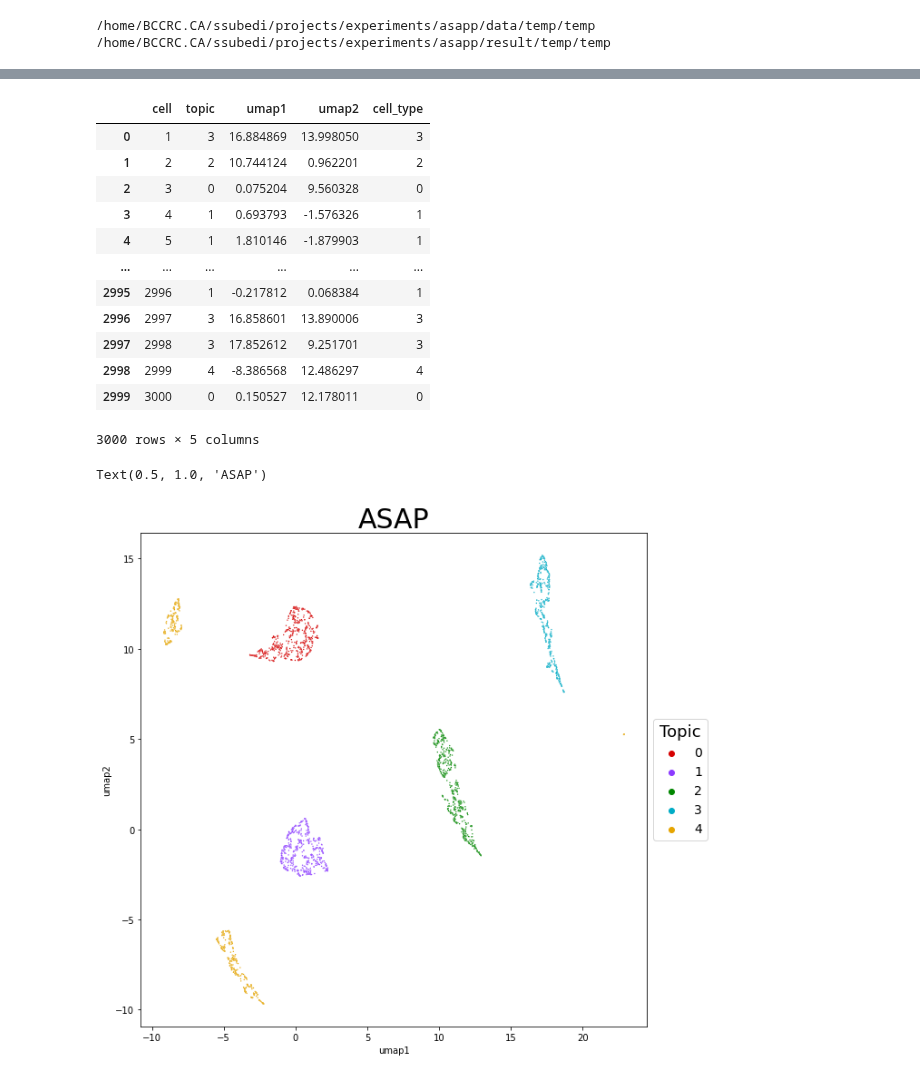
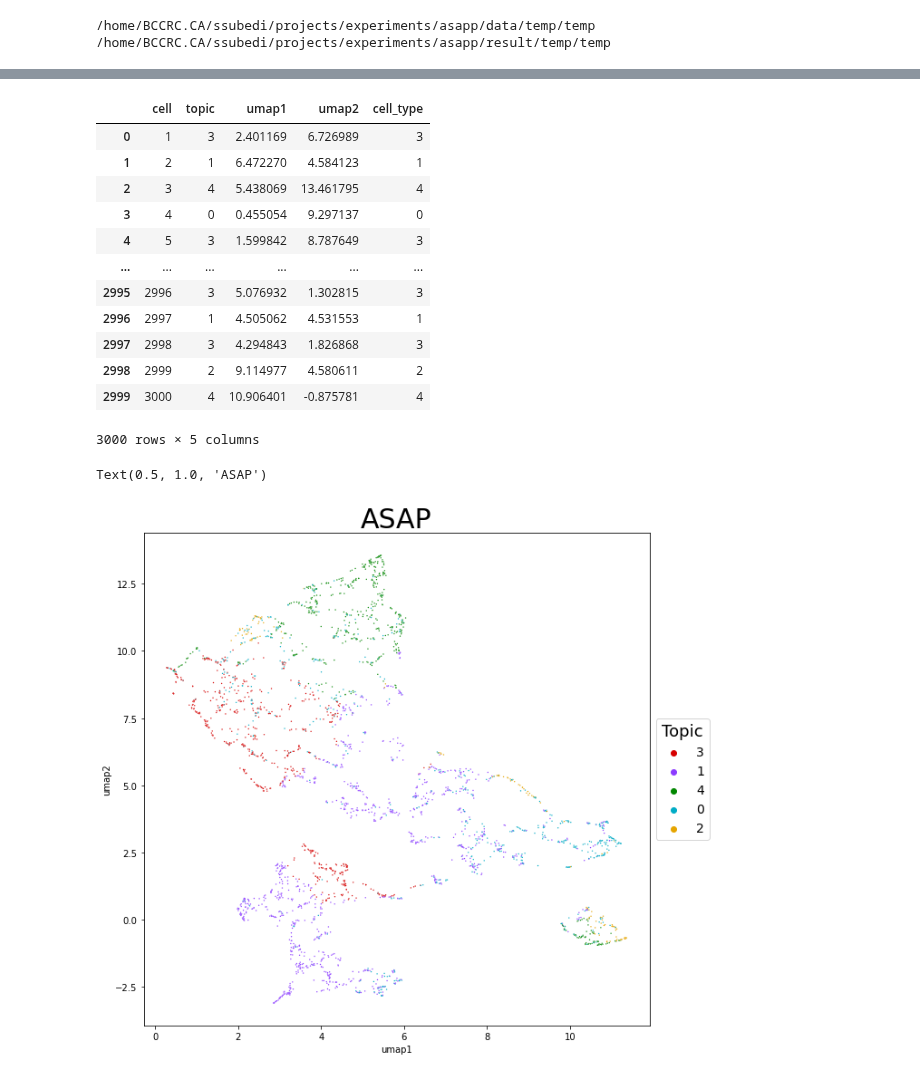
Before and after one commit to causalpathlab/asapp, a Jupyter notebook: examples/1_temp_data_asapc.ipynb, the cells around one changed output, grey strips where cells are left out. Cells and saved outputs as stored; diff of their text form; code cells hidden in the pictures.

```diff
--- a/examples/1_temp_data_asapc.ipynb
+++ b/examples/1_temp_data_asapc.ipynb
@@ -40,7 +40,3 @@ print(dl.outpath)
 # %% [output]
 /home/BCCRC.CA/ssubedi/projects/experiments/asapp/data/temp/temp
 /home/BCCRC.CA/ssubedi/projects/experiments/asapp/result/temp/temp
-# %%
-dl.load_data()
-asap = ASAPP(adata=dl,factorization='VB', max_iter=100)
-asap.get_pbulk()
@@ -56 +43,6 @@ nmf = nmfm.run()
+# %%
+df_beta = pd.read_csv(dl.outpath+'_beta.csv.gz').T
+df_theta = pd.read_csv(dl.outpath+'_theta.csv.gz')
+df_corr = pd.read_csv(dl.outpath+'_corr.csv.gz')
+df_llk = pd.read_csv(dl.outpath+'_llktrace.csv.gz')
 # %%
@@ -85,34 +75,32 @@ df_pl.columns = ['cell']
 # %%
 import umap
 
-
-df_theta = pd.DataFrame(reg.corr)
 df_umap= pd.DataFrame()
 df_umap['cell'] = dl.rows
 df_umap['topic'] = [x for x in df_theta.iloc[:,:].idxmax(axis=1)]
 
 df_pl['cell_type'] = df_umap['topic']
 
 umap_2d = umap.UMAP(n_components=2, init='random', random_state=0,min_dist=0.0,metric='cosine')
 proj_2d = umap_2d.fit(df_theta.iloc[:,1:])
 df_umap[['umap1','umap2']] = umap_2d.embedding_[:,[0,1]]
 df_umap
 df_umap = pd.merge(df_umap,df_pl[['cell','cell_type']],on='cell',how='left')
 df_umap = df_umap[~df_umap['cell_type'].isna()]
 df_umap
 # %% [output]
 |  | cell | topic | umap1 | umap2 | cell_type |
-| 0 | 1 | 3 | 16.884869 | 13.998050 | 3 |
-| 1 | 2 | 2 | 10.744124 | 0.962201 | 2 |
-| 2 | 3 | 0 | 0.075204 | 9.560328 | 0 |
-| 3 | 4 | 1 | 0.693793 | -1.576326 | 1 |
-| 4 | 5 | 1 | 1.810146 | -1.879903 | 1 |
+| 0 | 1 | 3 | 2.401169 | 6.726989 | 3 |
+| 1 | 2 | 1 | 6.472270 | 4.584123 | 1 |
+| 2 | 3 | 4 | 5.438069 | 13.461795 | 4 |
+| 3 | 4 | 0 | 0.455054 | 9.297137 | 0 |
+| 4 | 5 | 3 | 1.599842 | 8.787649 | 3 |
 | ... | ... | ... | ... | ... | ... |
-| 2995 | 2996 | 1 | -0.217812 | 0.068384 | 1 |
-| 2996 | 2997 | 3 | 16.858601 | 13.890006 | 3 |
-| 2997 | 2998 | 3 | 17.852612 | 9.251701 | 3 |
-| 2998 | 2999 | 4 | -8.386568 | 12.486297 | 4 |
-| 2999 | 3000 | 0 | 0.150527 | 12.178011 | 0 |
+| 2995 | 2996 | 3 | 5.076932 | 1.302815 | 3 |
+| 2996 | 2997 | 1 | 4.505062 | 4.531553 | 1 |
+| 2997 | 2998 | 3 | 4.294843 | 1.826868 | 3 |
+| 2998 | 2999 | 2 | 9.114977 | 4.580611 | 2 |
+| 2999 | 3000 | 4 | 10.906401 | -0.875781 | 4 |
 3000 rows × 5 columns
 # %%
 plt.rcParams["figure.figsize"] = (10,10)
@@ -123,4 +111,4 @@ plt.legend(title='Topic',title_fontsize=18, fontsize=14,loc='center left', bbox_
 p.axes.set_title("ASAP",fontsize=30)
 # %% [output]
 Text(0.5, 1.0, 'ASAP')
-[figure, old version]
+[figure, new version]
```
Also changed, not shown: parts of 6 cells of this notebook, 10 other files.
